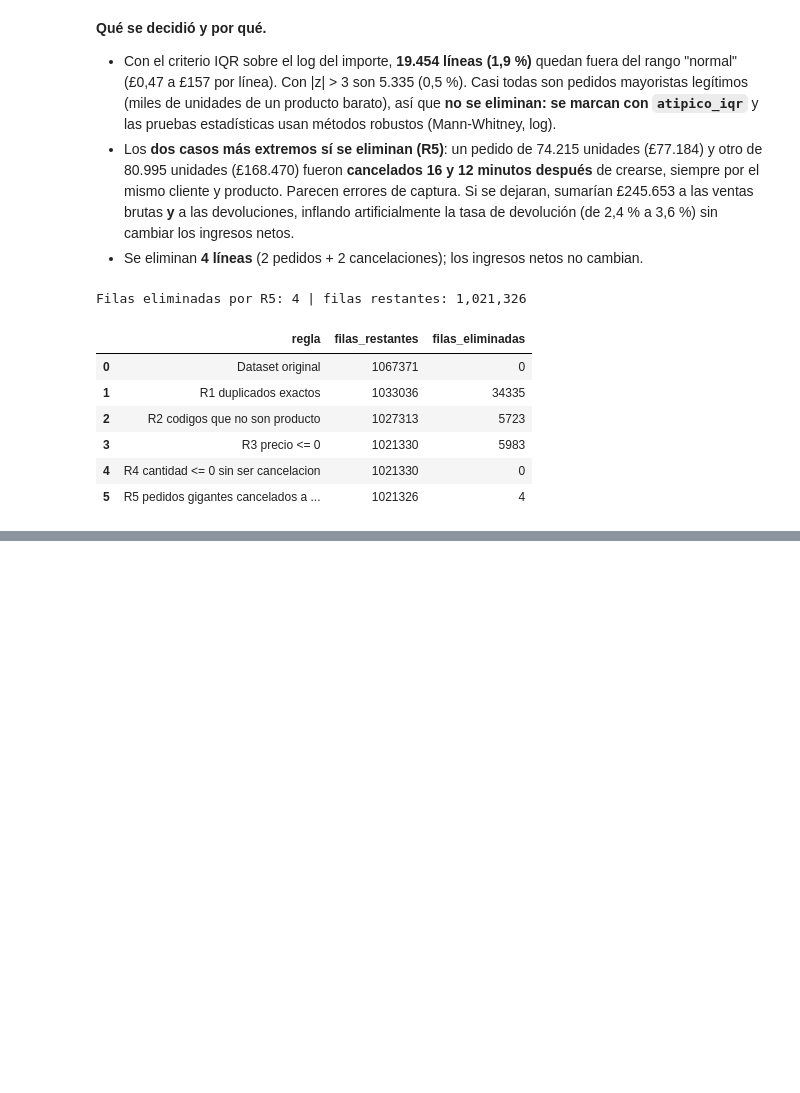
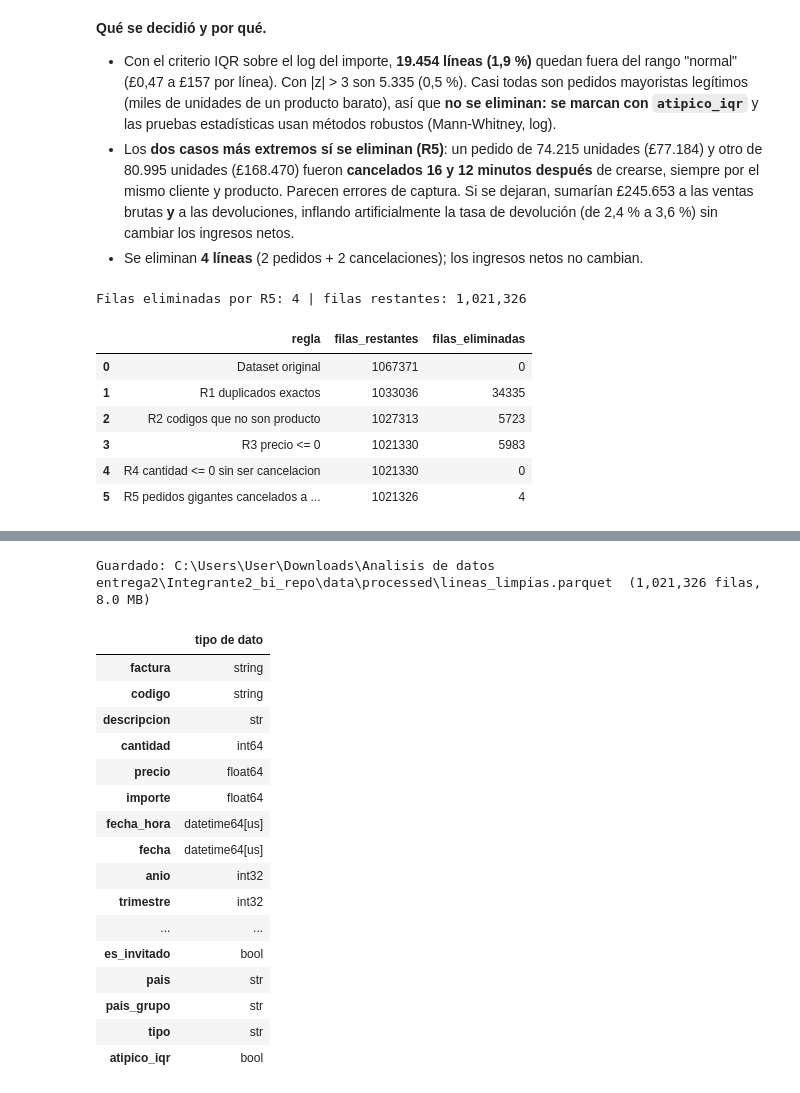
Before and after one commit to Xantyagoh/grupo3-bi-ecommerce, a Jupyter notebook: notebooks/02_preparacion_modelado.ipynb, the cells around one changed output, grey strips where cells are left out. Saved outputs shown, nothing was run; the diff lists cells and outputs as text; code cells hidden in the pictures; blank space fills up the shorter version.

```diff
--- a/notebooks/02_preparacion_modelado.ipynb
+++ b/notebooks/02_preparacion_modelado.ipynb
@@ -227,0 +285,31 @@ Filas eliminadas por R5: 4 | filas restantes: 1,021,326
+# %%
+columnas_finales = ['factura', 'codigo', 'descripcion', 'cantidad', 'precio', 'importe',
+                    'fecha_hora', 'fecha', 'anio', 'trimestre', 'mes', 'anio_mes',
+                    'dia_semana', 'hora', 'temporada_alta', 'mes_incompleto',
+                    'cliente_id', 'es_invitado', 'pais', 'pais_grupo', 'tipo', 'atipico_iqr']
+final = limpio[columnas_finales].reset_index(drop=True)
+final['cliente_id'] = final['cliente_id'].astype('Int64')
+
+final.to_parquet(PROC / 'lineas_limpias.parquet', index=False)
+tam = (PROC / 'lineas_limpias.parquet').stat().st_size / 1024**2
+print(f'Guardado: {PROC / "lineas_limpias.parquet"}  ({len(final):,} filas, {tam:.1f} MB)')
+final.dtypes.to_frame('tipo de dato')
+# %% [output]
+Guardado: C:\Users\User\Downloads\Analisis de datos entrega2\Integrante2_bi_repo\data\processed\lineas_limpias.parquet  (1,021,326 filas, 8.0 MB)
+|  | tipo de dato |
+| factura | string |
+| codigo | string |
+| descripcion | str |
+| cantidad | int64 |
+| precio | float64 |
+| importe | float64 |
+| fecha_hora | datetime64[us] |
+| fecha | datetime64[us] |
+| anio | int32 |
+| trimestre | int32 |
+| ... | ... |
+| es_invitado | bool |
+| pais | str |
+| pais_grupo | str |
+| tipo | str |
+| atipico_iqr | bool |
```
Also changed, not shown: parts of 6 cells of this notebook, 1 other file.
